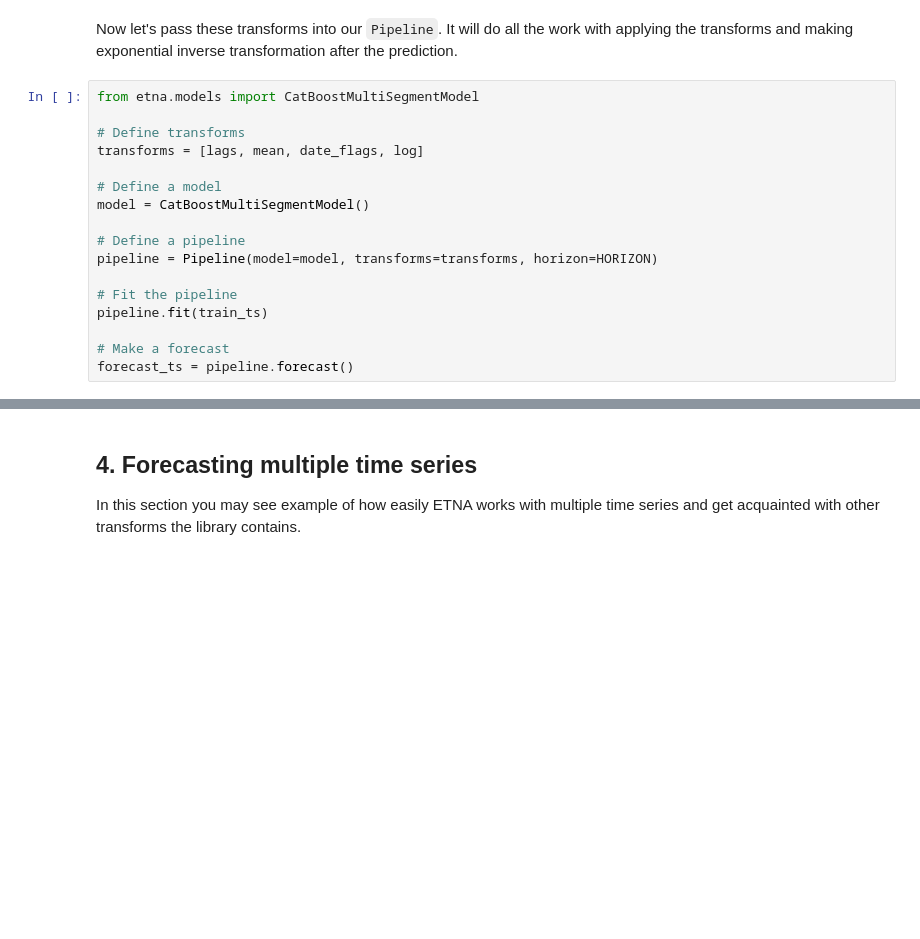
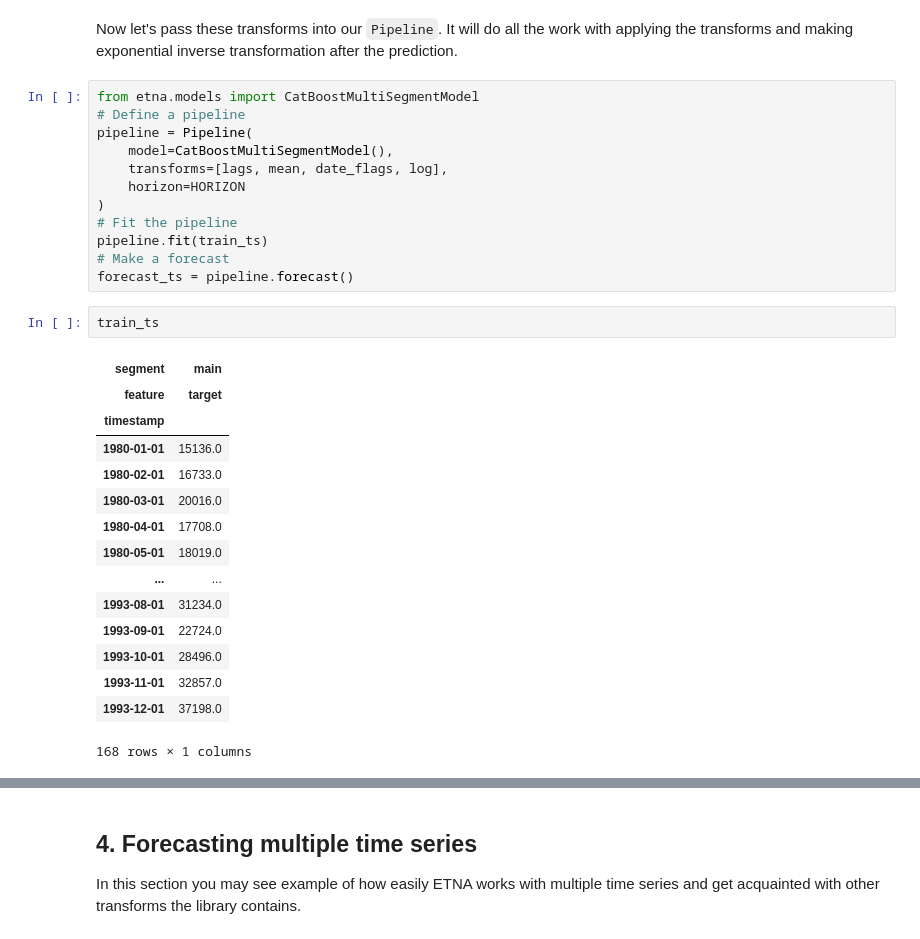
Before and after one commit to MinyaevAndrey/etna, a Jupyter notebook: examples/101-get_started.ipynb, the cells around one changed output, grey strips where cells are left out. Drawn from its saved outputs; the diff is of its cells as text; blank space fills up the shorter version.

```diff
--- a/examples/101-get_started.ipynb
+++ b/examples/101-get_started.ipynb
@@ -451,21 +478,34 @@ log = LogTransform(in_column="target", inplace=True)
 Now let's pass these transforms into our `Pipeline`. It will do all the work with applying the transforms and making exponential inverse transformation after the prediction.
 # %%
 from etna.models import CatBoostMultiSegmentModel
-
-# Define transforms
-transforms = [lags, mean, date_flags, log]
-
-# Define a model
-model = CatBoostMultiSegmentModel()
-
 # Define a pipeline
-pipeline = Pipeline(model=model, transforms=transforms, horizon=HORIZON)
-
+pipeline = Pipeline(
+    model=CatBoostMultiSegmentModel(),
+    transforms=[lags, mean, date_flags, log],
+    horizon=HORIZON
+)
 # Fit the pipeline
 pipeline.fit(train_ts)
-
 # Make a forecast
 forecast_ts = pipeline.forecast()
+# %%
+train_ts
+# %% [output]
+| segment | main |
+| feature | target |
+| timestamp |  |
+| 1980-01-01 | 15136.0 |
+| 1980-02-01 | 16733.0 |
+| 1980-03-01 | 20016.0 |
+| 1980-04-01 | 17708.0 |
+| 1980-05-01 | 18019.0 |
+| ... | ... |
+| 1993-08-01 | 31234.0 |
+| 1993-09-01 | 22724.0 |
+| 1993-10-01 | 28496.0 |
+| 1993-11-01 | 32857.0 |
+| 1993-12-01 | 37198.0 |
+168 rows × 1 columns
 # %%
 smape(y_true=test_ts, y_pred=forecast_ts)
 # %% [output]
```
Also changed, not shown: parts of 20 cells of this notebook.
